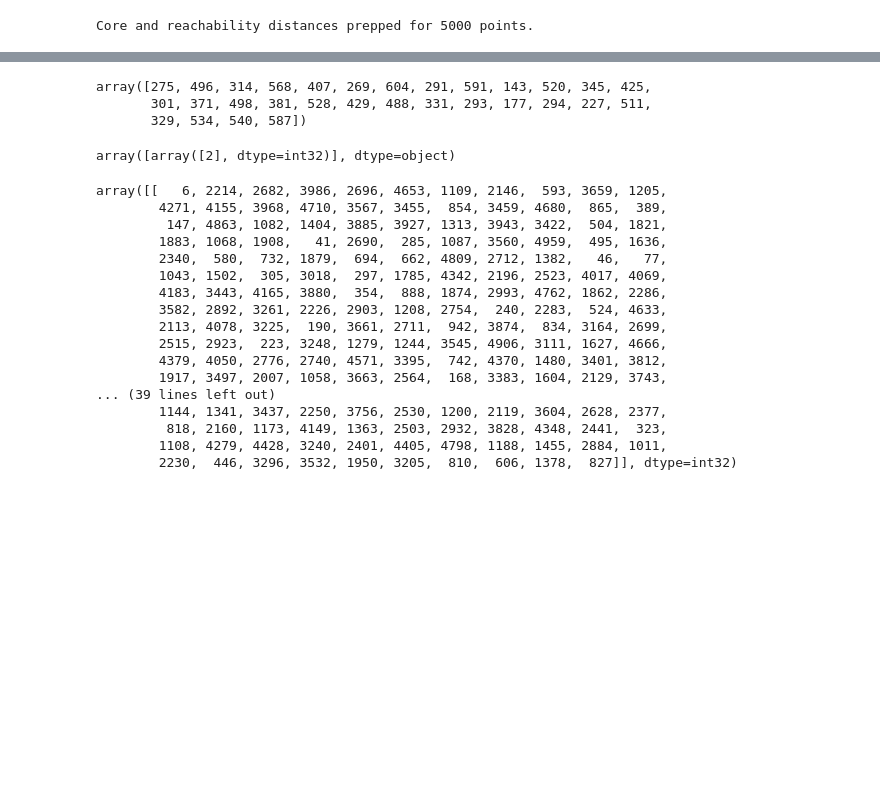
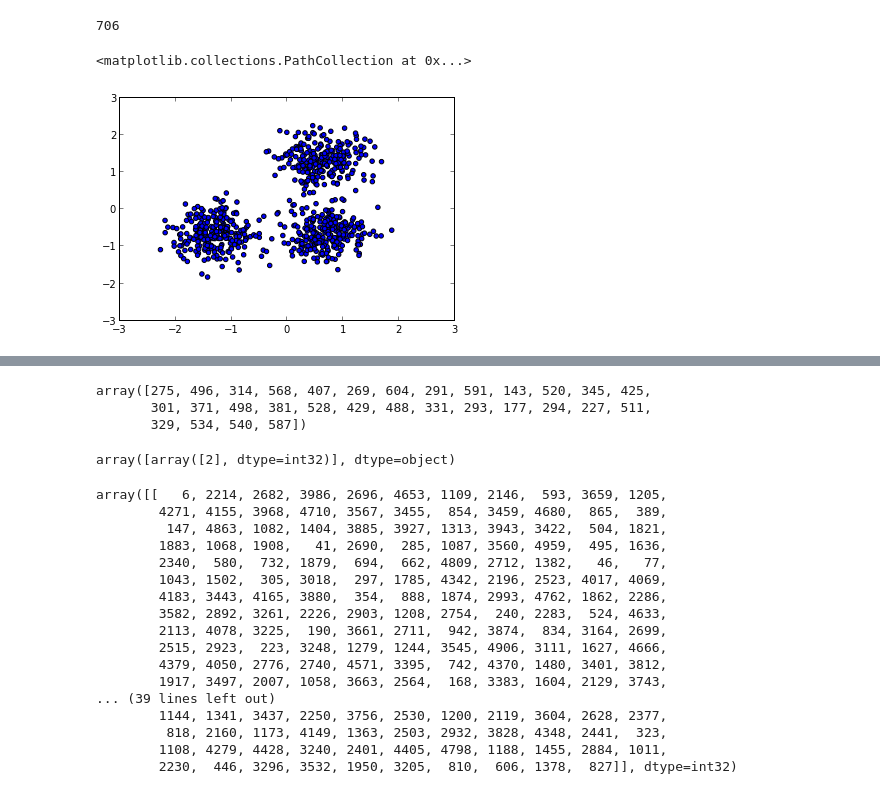
Before and after one commit to espg/OPTIC_CLUSTER, a Jupyter notebook: Ski-kits OPTICS.ipynb, the cells around one changed output, grey strips where cells are left out. Cells and saved outputs as stored; diff of their text form; code cells hidden in the pictures; blank space fills up the shorter version.

```diff
--- a/Ski-kits OPTICS.ipynb
+++ b/Ski-kits OPTICS.ipynb
@@ -117,5 +243,13 @@ testtree = setOfObjects(testdata)
 # %%
-testtree._n
-prep_optics(testtree,0.3,5)
+ExtractDBSCAN(testtree,0.3)
-# %% [output]
-Core and reachability distances prepped for 5000 points.
+# %%
+len(testtree._ordered_list[:])
+#testtree._cluster_id[:] == 3
+# %% [output]
+706
+# %%
+figure()
+scatter(testtree.data[:][:,0],testtree.data[:][:,1])
+# %% [output]
+<matplotlib.collections.PathCollection at 0x...>
+[figure, added]
```
Also changed, not shown: parts of 21 cells of this notebook.
